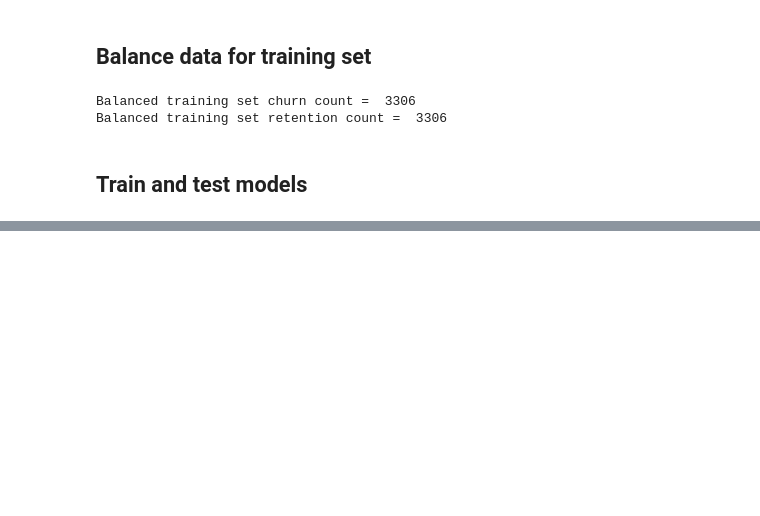
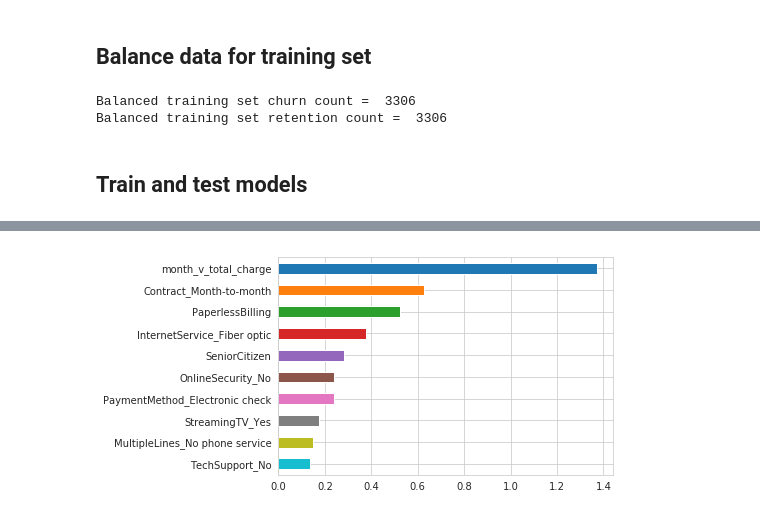
Before and after one commit to irishroryc/Wild_1, a Jupyter notebook: Wild_1.ipynb, the cells around one changed output, grey strips where cells are left out. Drawn from its saved outputs; the diff is of its cells as text; code cells hidden in the pictures; blank space fills up the shorter version.

```diff
--- a/Wild_1.ipynb
+++ b/Wild_1.ipynb
@@ -404,0 +465,7 @@ Gaussian naive bayes accuracy against held out test data:
+# %%
+(pd.Series(LogReg.coef_[0], index=features_train.columns)
+   .nlargest(10)
+   .plot(kind='barh')
+   .invert_yaxis())
+# %% [output]
+[figure, added]
```
Also changed, not shown: parts of 8 cells of this notebook.
